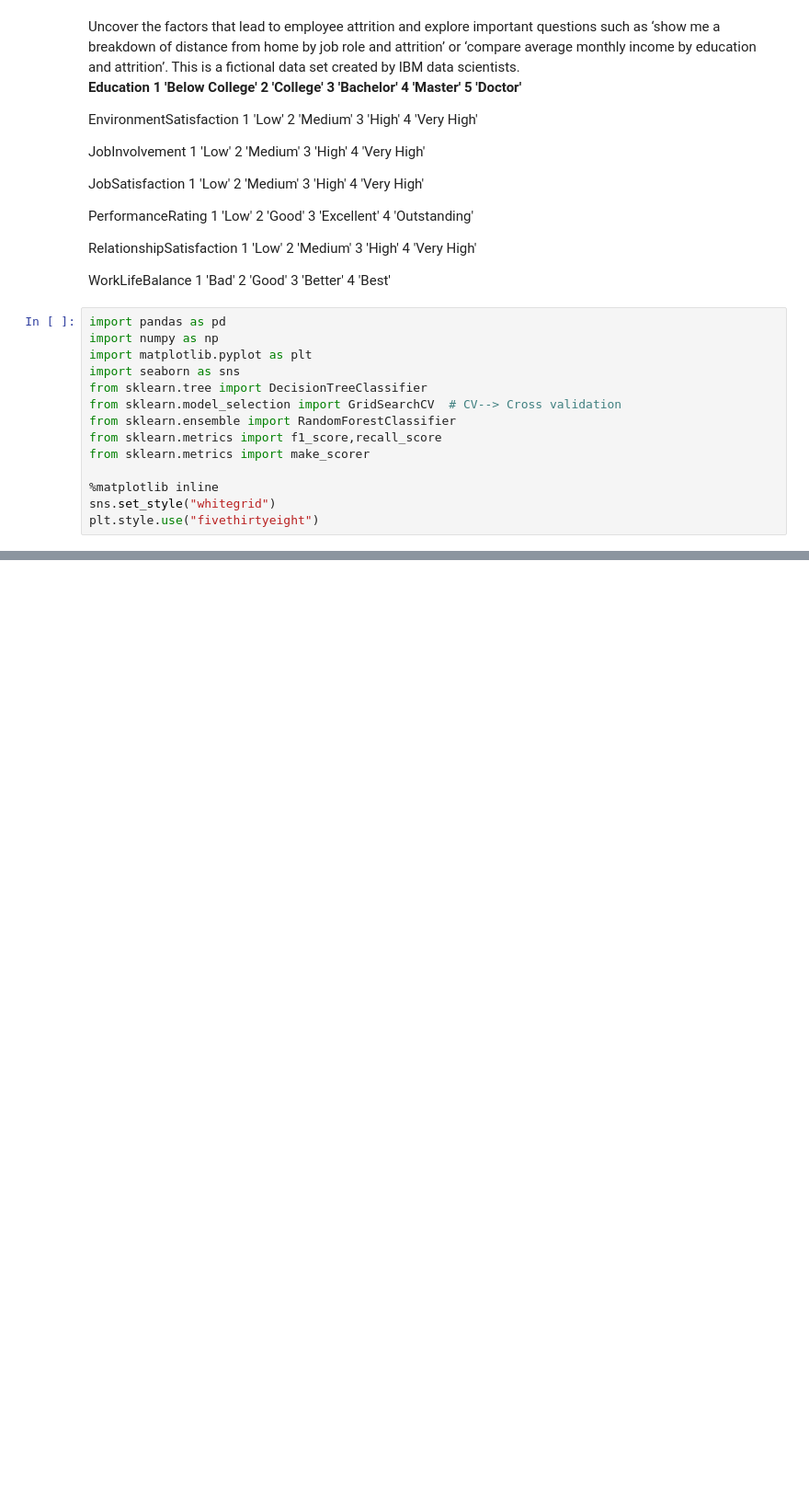
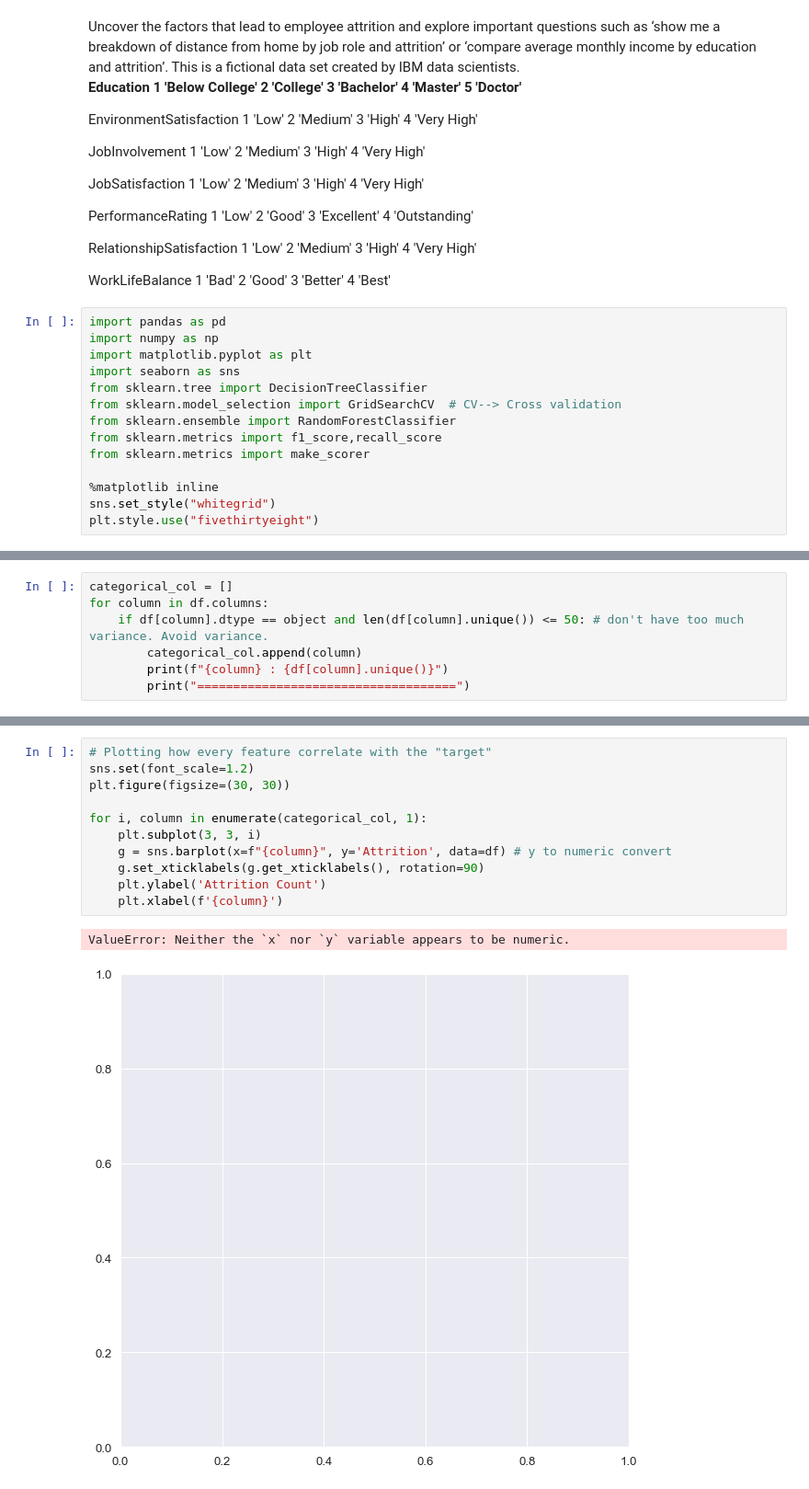
Before and after one commit to BineetaMishra/Machine-Learning, a Jupyter notebook: Learnbay/Trees-DT-RF/DecisionTree.ipynb, the cells around one changed output, grey strips where cells are left out. Shown: that part at 92% size. Saved outputs shown, nothing was run; the diff lists cells and outputs as text; blank space fills up the shorter version.

```diff
--- a/Learnbay/Trees-DT-RF/DecisionTree.ipynb
+++ b/Learnbay/Trees-DT-RF/DecisionTree.ipynb
@@ -63,0 +166,7 @@ plt.style.use("fivethirtyeight")
+# %%
+categorical_col = []
+for column in df.columns:
+    if df[column].dtype == object and len(df[column].unique()) <= 50: # don't have too much variance. Avoid variance.
+        categorical_col.append(column)
+        print(f"{column} : {df[column].unique()}")
+        print("====================================")
@@ -63,0 +259,14 @@ plt.style.use("fivethirtyeight")
+# %%
+# Plotting how every feature correlate with the "target"
+sns.set(font_scale=1.2)
+plt.figure(figsize=(30, 30))
+
+for i, column in enumerate(categorical_col, 1):
+    plt.subplot(3, 3, i)
+    g = sns.barplot(x=f"{column}", y='Attrition', data=df) # y to numeric convert
+    g.set_xticklabels(g.get_xticklabels(), rotation=90)
+    plt.ylabel('Attrition Count')
+    plt.xlabel(f'{column}')
+# %% [output]
+ValueError: Neither the `x` nor `y` variable appears to be numeric.
+[figure, added]
```
Also changed, not shown: parts of 30 cells of this notebook, 3 other files.
